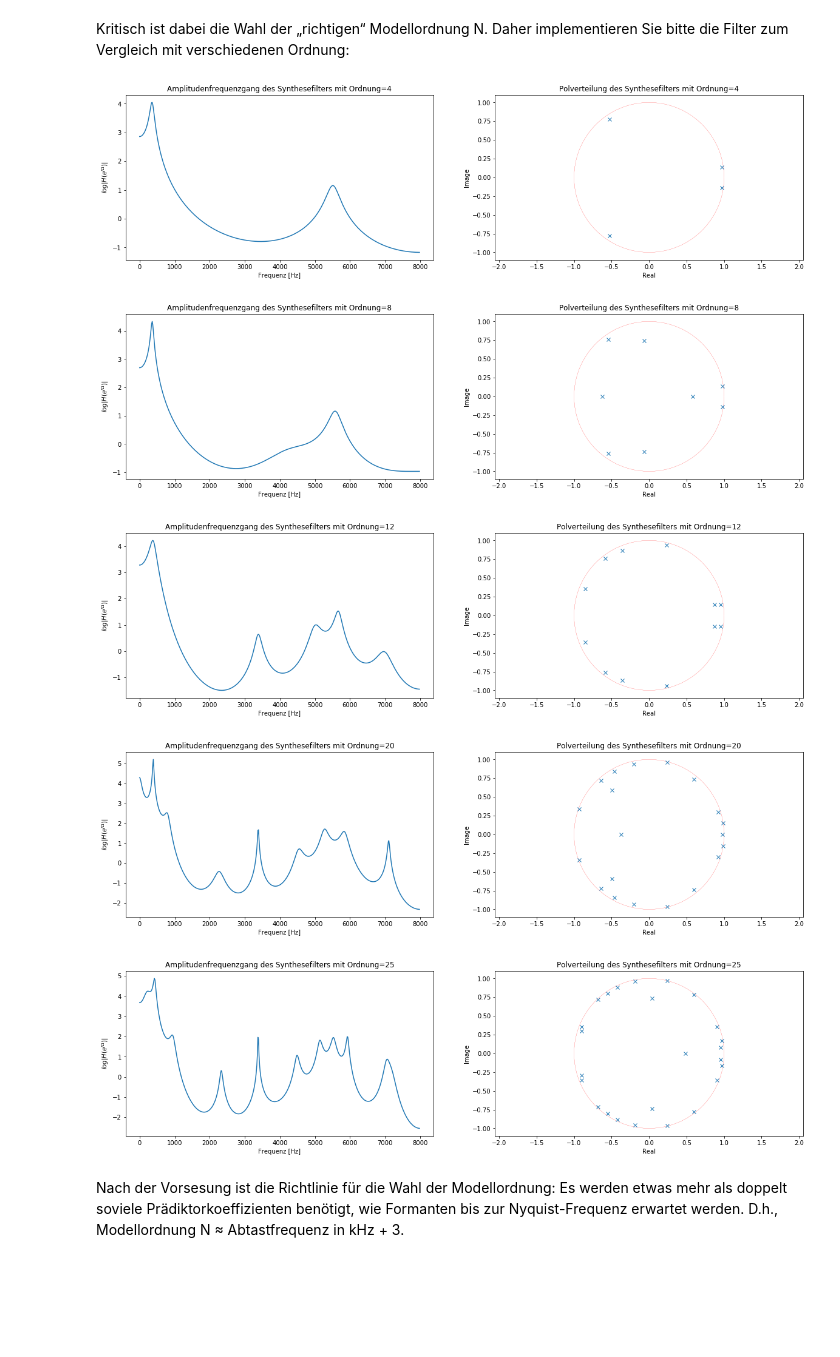
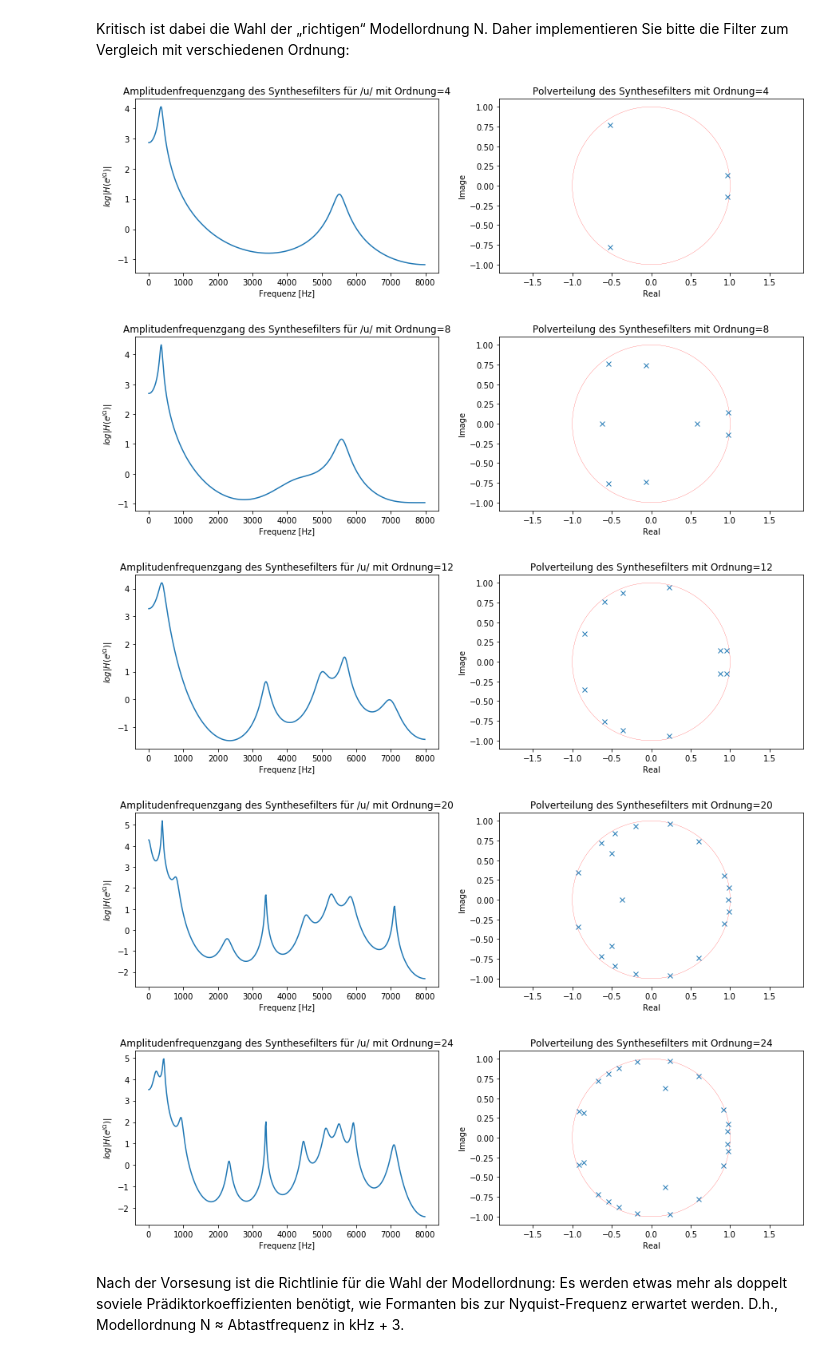
Before and after one commit to TUD-STKS/tud-sv, a Jupyter notebook: Thema-2-Messung der Übertragungsfunktion/2.2 - LPC.ipynb, the cells around one changed output. Cells and saved outputs as stored; diff of their text form; code cells hidden in the pictures; blank space fills up the shorter version.

```diff
--- a/Thema-2-Messung der Übertragungsfunktion/2.2 - LPC.ipynb
+++ b/Thema-2-Messung der Übertragungsfunktion/2.2 - LPC.ipynb
@@ -120,11 +120,11 @@ f_Hz = np.linspace(0, fs_Hz/2, signalLength//2)         # Frequenzbereich
 Und segmentieren das Signal, um Spektrum des /a/-Vokaltrakts zu berechnen:
 # %%
 '''
-Beispiel: Spektrum eines 50 ms langen /a/-Segments des Wortes „Akustik“ berechnen
+Spektrum eines 30 ms langen /a/-Segments des Wortes „Akustik“ berechnen
 '''
 # Zeitintervall bestimmen
 n_start = int(1.20 / T_s * signalLength)                # Startsample-Nummer
-n_end = int(1.25 / T_s * signalLength)                  # Endsample-Nummer
+n_end = int(1.23 / T_s * signalLength)                  # Endsample-Nummer
 t_aSegment_s = t_s[n_start:n_end]
 
 # Audiosignal segmentieren
@@ -200,16 +200,16 @@ play_obj.wait_done()
 Jetzt können wir LP-Koeffizienten berechnen, um die Pole der Systemfunktion des Synthesefilters zu bestimmen. Zum Berechnen der LP-Koeffizienten können wir die Funktion [librosa.lpc(y, order)](https://librosa.org/doc/latest/generated/librosa.lpc.html) verwenden:
 # %%
 '''
-Beispiel: Die LP-Koeffizienten des /a/-Segments berechnen und die Frequenzgang bzw. Polverteilung des Synthesefilters aufzeichnen
+Die LP-Koeffizienten des /a/-Segments berechnen und die Frequenzgang bzw. Polverteilung des Synthesefilters aufzeichnen
 '''
-N = 10                                            # Modellordnung
+N = 12                                            # Modellordnung
 b, a = [1], librosa.lpc(a_segment, N)             # LP-Koeffizienten bestimmen
 fH_Hz, H = scipy.signal.freqz(b, a, fs=fs_Hz)     # Amplitudenfrequenzgang
 z, p, k = scipy.signal.tf2zpk(b, a)               # Null-Pol Verteilung
 
 # Graphische Darstellung
 plt.subplot(121)
-plt.title('Amplitudenfrequenzgang des Synthesefilters mit Ordnung=%d' %N)
+plt.title('Amplitudenfrequenzgang des Synthesefilters für /a/ mit Ordnung=%d' %N)
 plt.xlabel('Frequenz [Hz]')
 plt.ylabel('$log|H(e^{jΩ})|$')
 plt.plot(fH_Hz, np.log(np.abs(H)))
@@ -221,6 +221,6 @@ theta = np.arange(0, 2*np.pi, 0.01)
 plt.plot(np.cos(theta), np.sin(theta), c='r', lw=0.2)
 plt.plot(np.real(p), np.imag(p), 'x')
 plt.axis("equal")
-plt.gcf().set_size_inches(15, 5)
+plt.gcf().set_size_inches(15, 4)
 plt.show()
 # %% [output]
@@ -230,35 +230,35 @@ Kritisch ist dabei die Wahl der „richtigen“ Modellordnung N. Daher implement
 # %%
 '''
 Aufgabe: Die LP-Koeffizienten des /u/-Segments mit verschiedenen Ordnungen berechnen und
           die Frequenzgang bzw. Null-Pol Verteilung des Synthesefilters aufzeichnen
 '''
-for N in (4, 8, 12, 20, 25):
+for N in (4, 8, 12, 20, 24):
     b, a = [1], librosa.lpc(u_segment, N)            # LP-Koeffizienten bestimmen
     fH_Hz, H = scipy.signal.freqz(b, a, fs=fs_Hz)    # Amplitudenfrequenzgang
     z, p, k = scipy.signal.tf2zpk(b, a)              # Null-Pol Verteilung
 
     # Graphische Darstellung
     plt.subplot(121)
-    plt.title('Amplitudenfrequenzgang des Synthesefilters mit Ordnung=%d' %N)
+    plt.title('Amplitudenfrequenzgang des Synthesefilters für /u/ mit Ordnung=%d' %N)
     plt.xlabel('Frequenz [Hz]')
     plt.ylabel('$log|H(e^{jΩ})|$')
     plt.plot(fH_Hz, np.log(np.abs(H)))
     plt.subplot(122)
     plt.title('Polverteilung des Synthesefilters mit Ordnung=%d' %N)
     plt.xlabel('Real')
     plt.ylabel('Image')
     theta = np.arange(0, 2*np.pi, 0.01)
     plt.plot(np.cos(theta), np.sin(theta), c='r', lw=0.2)
     plt.plot(np.real(p), np.imag(p), 'x')
     plt.axis("equal")
-    plt.gcf().set_size_inches(20, 5)
+    plt.gcf().set_size_inches(15, 4)
     plt.show()
 # %% [output]
-[figure, old version]
+[figure, new version]
-[figure, old version]
+[figure, new version]
-[figure, old version]
+[figure, new version]
-[figure, old version]
+[figure, new version]
-[figure, old version]
+[figure, new version]
 # %% [markdown]
 Nach der Vorsesung ist die Richtlinie für die Wahl der Modellordnung: Es werden etwas mehr als doppelt soviele Prädiktorkoeffizienten benötigt, wie Formanten bis zur Nyquist-Frequenz erwartet werden. D.h., Modellordnung N ≈ Abtastfrequenz in kHz + 3.
 # %% [markdown]
```
Also changed, not shown: parts of 3 cells of this notebook.
